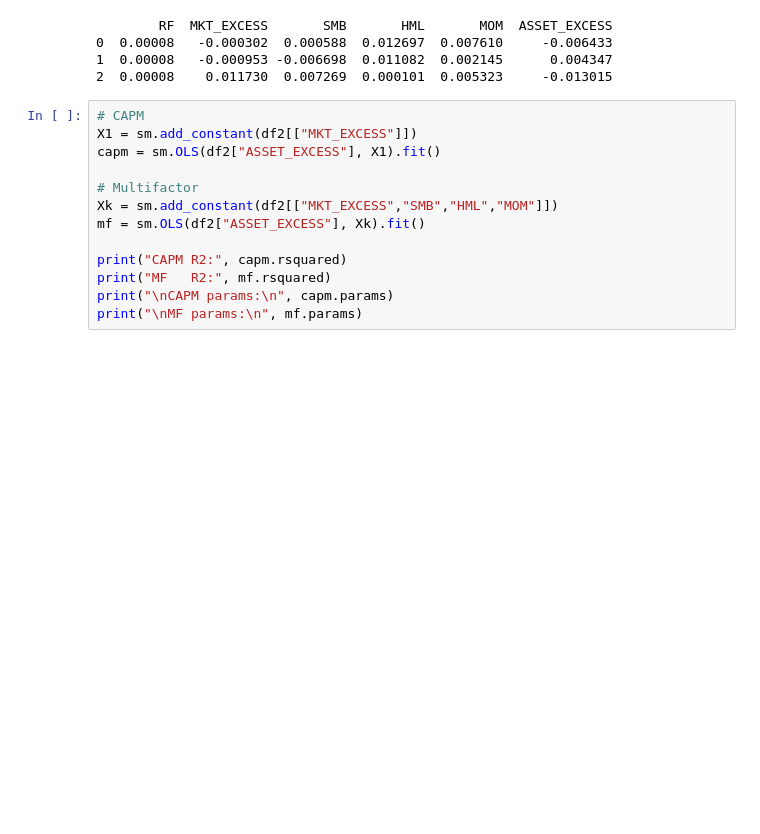
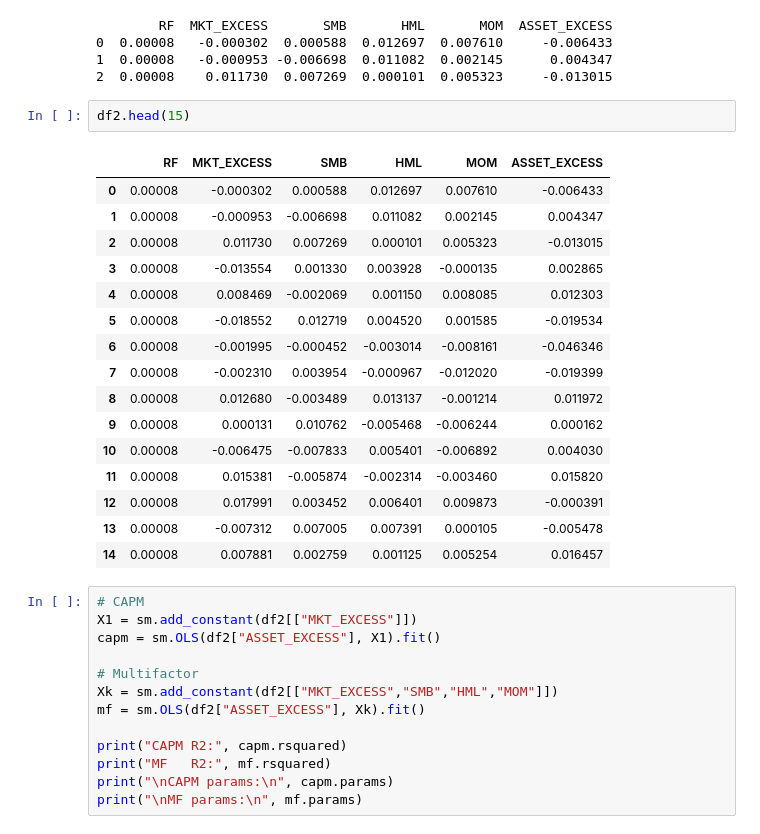
Before and after one commit to ferdlpz/Finanzas-Python, a Jupyter notebook: Modelos de valuacion de activos/Clase_Asset_Pricing.ipynb, the cells around one changed output. Drawn from its saved outputs; the diff is of its cells as text; blank space fills up the shorter version.

```diff
--- a/Modelos de valuacion de activos/Clase_Asset_Pricing.ipynb
+++ b/Modelos de valuacion de activos/Clase_Asset_Pricing.ipynb
@@ -874,6 +634,25 @@ print(df2.head(3))
 0  0.00008   -0.000302  0.000588  0.012697  0.007610     -0.006433
 1  0.00008   -0.000953 -0.006698  0.011082  0.002145      0.004347
 2  0.00008    0.011730  0.007269  0.000101  0.005323     -0.013015
+# %%
+df2.head(15)
+# %% [output]
+|  | RF | MKT_EXCESS | SMB | HML | MOM | ASSET_EXCESS |
+| 0 | 0.00008 | -0.000302 | 0.000588 | 0.012697 | 0.007610 | -0.006433 |
+| 1 | 0.00008 | -0.000953 | -0.006698 | 0.011082 | 0.002145 | 0.004347 |
+| 2 | 0.00008 | 0.011730 | 0.007269 | 0.000101 | 0.005323 | -0.013015 |
+| 3 | 0.00008 | -0.013554 | 0.001330 | 0.003928 | -0.000135 | 0.002865 |
+| 4 | 0.00008 | 0.008469 | -0.002069 | 0.001150 | 0.008085 | 0.012303 |
+| 5 | 0.00008 | -0.018552 | 0.012719 | 0.004520 | 0.001585 | -0.019534 |
+| 6 | 0.00008 | -0.001995 | -0.000452 | -0.003014 | -0.008161 | -0.046346 |
+| 7 | 0.00008 | -0.002310 | 0.003954 | -0.000967 | -0.012020 | -0.019399 |
+| 8 | 0.00008 | 0.012680 | -0.003489 | 0.013137 | -0.001214 | 0.011972 |
+| 9 | 0.00008 | 0.000131 | 0.010762 | -0.005468 | -0.006244 | 0.000162 |
+| 10 | 0.00008 | -0.006475 | -0.007833 | 0.005401 | -0.006892 | 0.004030 |
+| 11 | 0.00008 | 0.015381 | -0.005874 | -0.002314 | -0.003460 | 0.015820 |
+| 12 | 0.00008 | 0.017991 | 0.003452 | 0.006401 | 0.009873 | -0.000391 |
+| 13 | 0.00008 | -0.007312 | 0.007005 | 0.007391 | 0.000105 | -0.005478 |
+| 14 | 0.00008 | 0.007881 | 0.002759 | 0.001125 | 0.005254 | 0.016457 |
 # %%
 # CAPM
 X1 = sm.add_constant(df2[["MKT_EXCESS"]])
```
Also changed, not shown: parts of 43 cells of this notebook.
